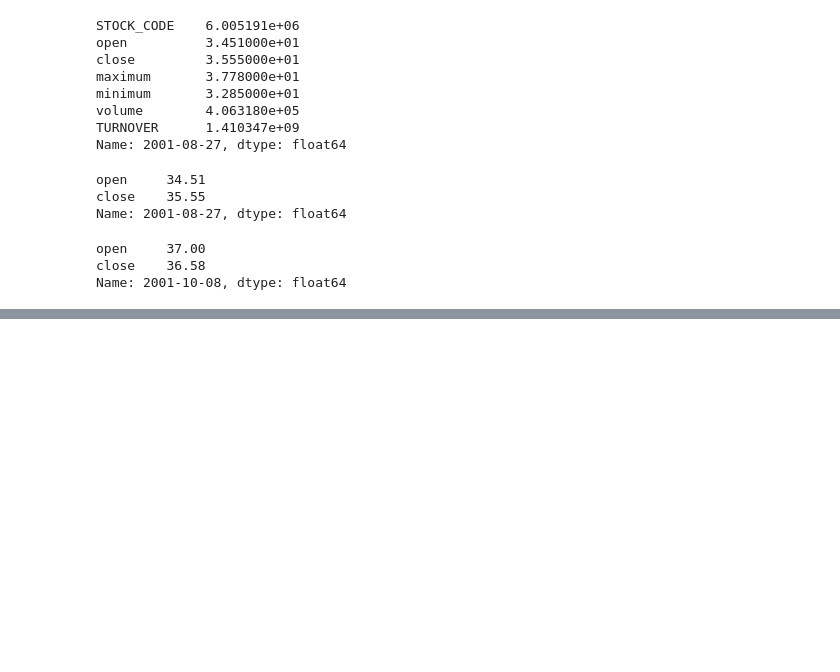
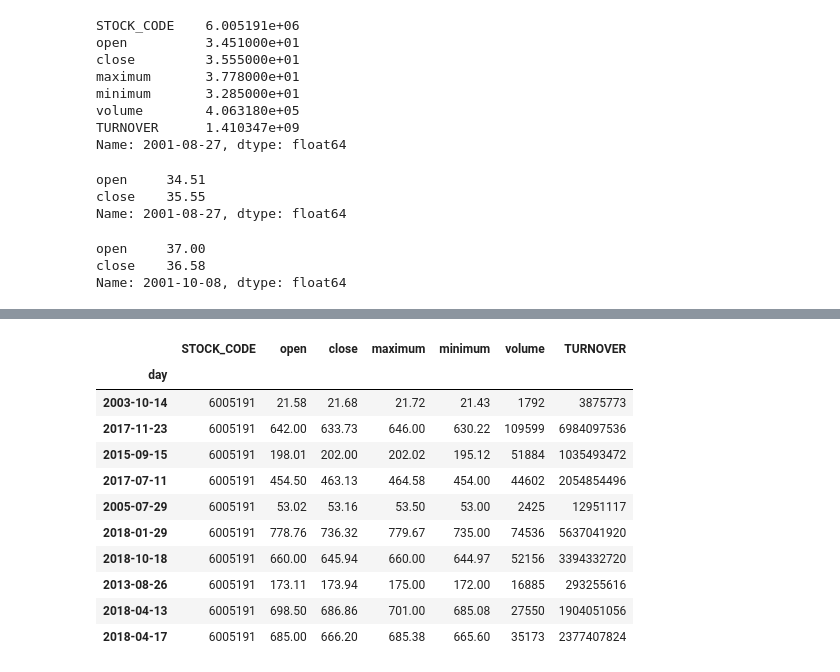
Before and after one commit to 1065953416/homework, a Jupyter notebook: 05-dataframe.ipynb, the cells around one changed output, grey strips where cells are left out. Cells and saved outputs as stored; diff of their text form; code cells hidden in the pictures; blank space fills up the shorter version.

```diff
--- a/05-dataframe.ipynb
+++ b/05-dataframe.ipynb
@@ -143,0 +226,15 @@ Name: 2001-10-08, dtype: float64
+# %%
+贵州茅台.sample(10)
+# %% [output]
+|  | STOCK_CODE | open | close | maximum | minimum | volume | TURNOVER |
+| day |  |  |  |  |  |  |  |
+| 2003-10-14 | 6005191 | 21.58 | 21.68 | 21.72 | 21.43 | 1792 | 3875773 |
+| 2017-11-23 | 6005191 | 642.00 | 633.73 | 646.00 | 630.22 | 109599 | 6984097536 |
+| 2015-09-15 | 6005191 | 198.01 | 202.00 | 202.02 | 195.12 | 51884 | 1035493472 |
+| 2017-07-11 | 6005191 | 454.50 | 463.13 | 464.58 | 454.00 | 44602 | 2054854496 |
+| 2005-07-29 | 6005191 | 53.02 | 53.16 | 53.50 | 53.00 | 2425 | 12951117 |
+| 2018-01-29 | 6005191 | 778.76 | 736.32 | 779.67 | 735.00 | 74536 | 5637041920 |
+| 2018-10-18 | 6005191 | 660.00 | 645.94 | 660.00 | 644.97 | 52156 | 3394332720 |
+| 2013-08-26 | 6005191 | 173.11 | 173.94 | 175.00 | 172.00 | 16885 | 293255616 |
+| 2018-04-13 | 6005191 | 698.50 | 686.86 | 701.00 | 685.08 | 27550 | 1904051056 |
+| 2018-04-17 | 6005191 | 685.00 | 666.20 | 685.38 | 665.60 | 35173 | 2377407824 |
```
Also changed, not shown: parts of 11 cells of this notebook, 2 other files.
